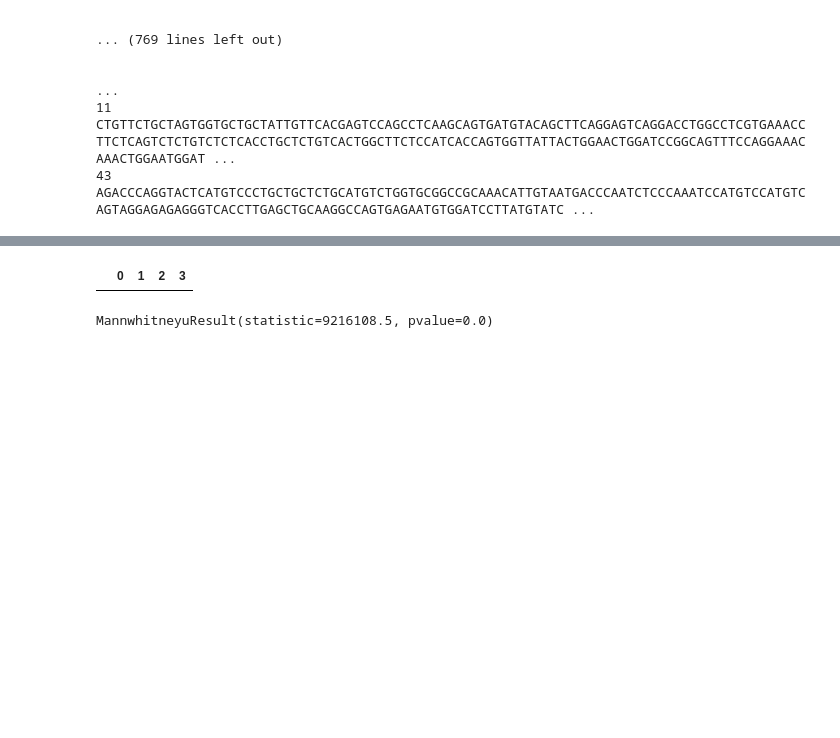
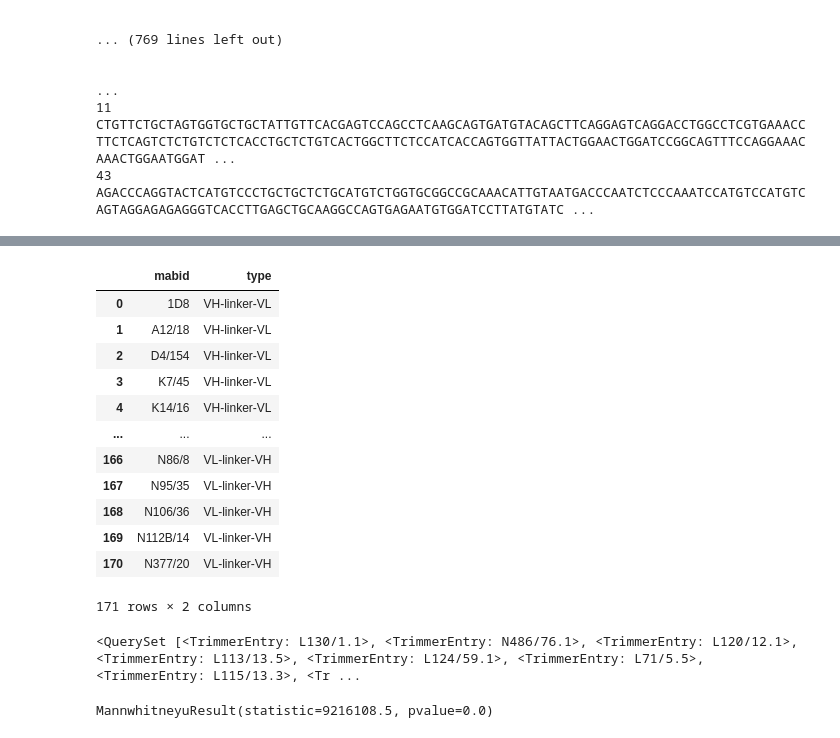
Before and after one commit to ucdavis-bioinformatics/NeuroMabSeq, a Jupyter notebook: trimmer/DatabaseNotebook.ipynb, the cells around one changed output, grey strips where cells are left out. Saved outputs shown, nothing was run; the diff lists cells and outputs as text; code cells hidden in the pictures; blank space fills up the shorter version.

```diff
--- a/trimmer/DatabaseNotebook.ipynb
+++ b/trimmer/DatabaseNotebook.ipynb
@@ -604,5 +637,0 @@ df_lh[df_lh["entry__mabid"].str.contains("L118/66.3")]
-# %%
-# filter conf for L118/66.3
-conf[conf[1]=="L118/66"]
-# %% [output]
-|  | 0 | 1 | 2 | 3 |
@@ -608,0 +641,19 @@ conf[conf[1]=="L118/66"]
+# %%
+# read the scfv status file
+import pandas as pd
+scfv = pd.read_csv("jupyter/scfv_done.csv", keep_default_na=False)
+scfv
+# %% [output]
+|  | mabid | type |
+| 0 | 1D8 | VH-linker-VL |
+| 1 | A12/18 | VH-linker-VL |
+| 2 | D4/154 | VH-linker-VL |
+| 3 | K7/45 | VH-linker-VL |
+| 4 | K14/16 | VH-linker-VL |
+| ... | ... | ... |
+| 166 | N86/8 | VL-linker-VH |
+| 167 | N95/35 | VL-linker-VH |
+| 168 | N106/36 | VL-linker-VH |
+| 169 | N112B/14 | VL-linker-VH |
+| 170 | N377/20 | VL-linker-VH |
+171 rows × 2 columns
@@ -609,3 +667,9 @@ conf[conf[1]=="L118/66"]
+# %%
+# filter entries that have a string set for scfv_verified
+scfv_verified = TrimmerEntry.objects.filter(scfv_verified__isnull=False)
+scfv_verified
+# %% [output]
+<QuerySet [<TrimmerEntry: L130/1.1>, <TrimmerEntry: N486/76.1>, <TrimmerEntry: L120/12.1>, <TrimmerEntry: L113/13.5>, <TrimmerEntry: L124/59.1>, <TrimmerEntry: L71/5.5>, <TrimmerEntry: L115/13.3>, <Tr ...
 # %%
 # see if there is a statistical difference between the verified and unverified sequences star scores distributions
 from scipy.stats import mannwhitneyu
```
Also changed, not shown: parts of 16 cells of this notebook, 8 other files.
